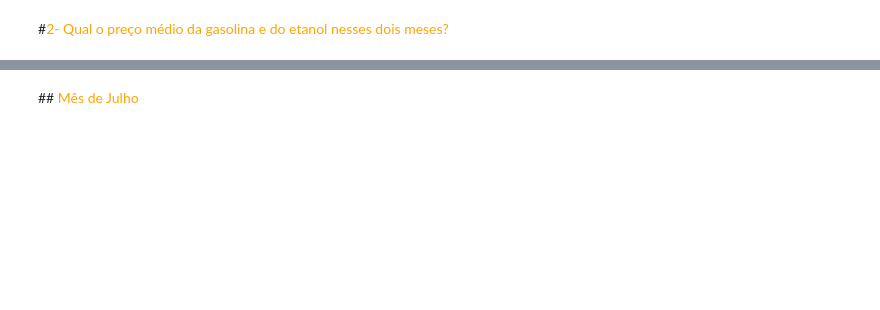
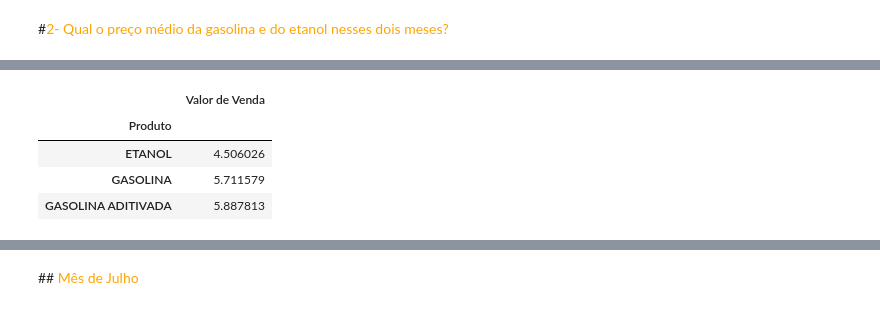
Before and after one commit to joaorosa2/analise_combustiveis_brasil, a Jupyter notebook: ProjetoM4.ipynb, the cells around one changed output, grey strips where cells are left out. Cells and saved outputs as stored; diff of their text form; code cells hidden in the pictures; blank space fills up the shorter version.

```diff
--- a/ProjetoM4.ipynb
+++ b/ProjetoM4.ipynb
@@ -135,0 +256,9 @@ Explicaçã breve do que houve com as médias dos preços
+# %%
+#média dos meses de julho e agosto.
+uniaodf[['Valor de Venda']].groupby([uniaodf['Produto']]).mean()
+# %% [output]
+|  | Valor de Venda |
+| Produto |  |
+| ETANOL | 4.506026 |
+| GASOLINA | 5.711579 |
+| GASOLINA ADITIVADA | 5.887813 |
```
Also changed, not shown: parts of 45 cells of this notebook.
